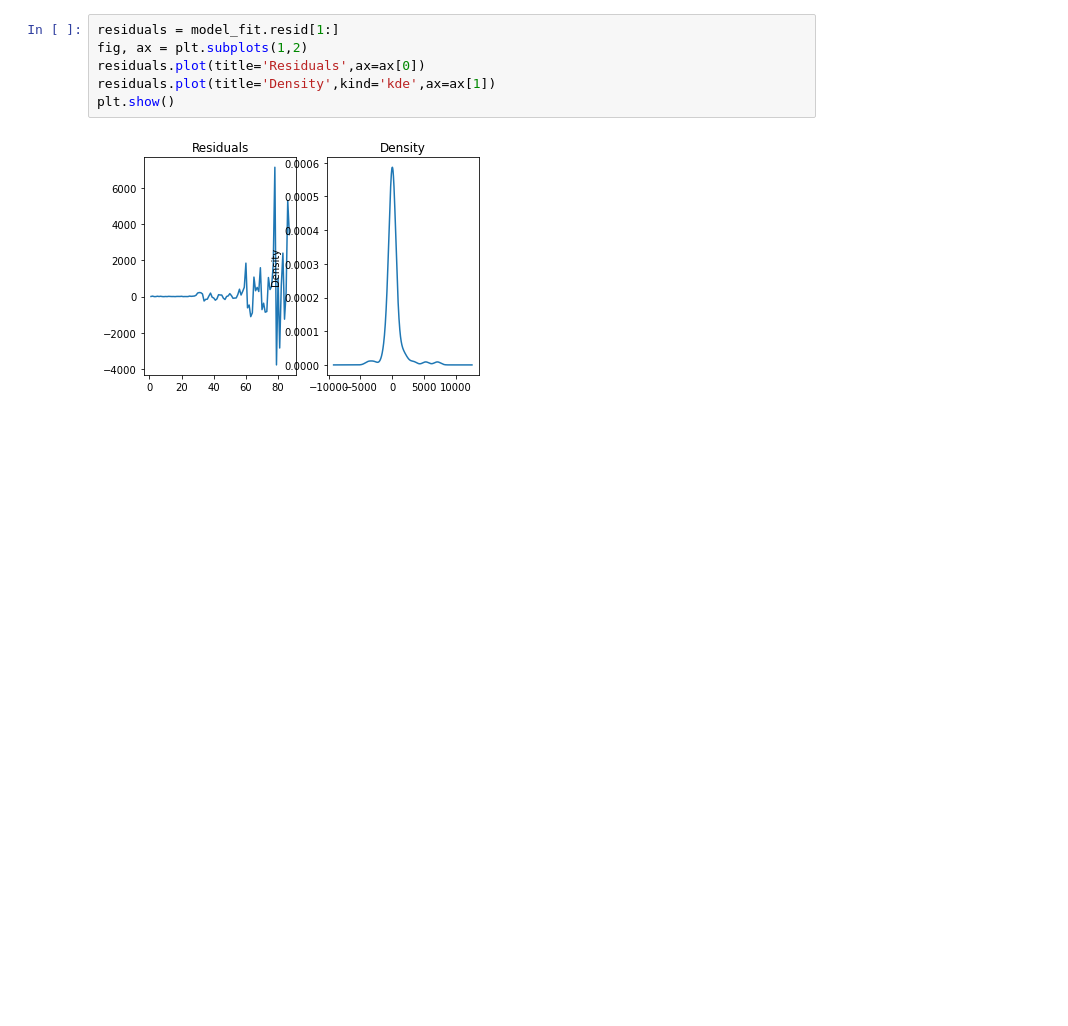
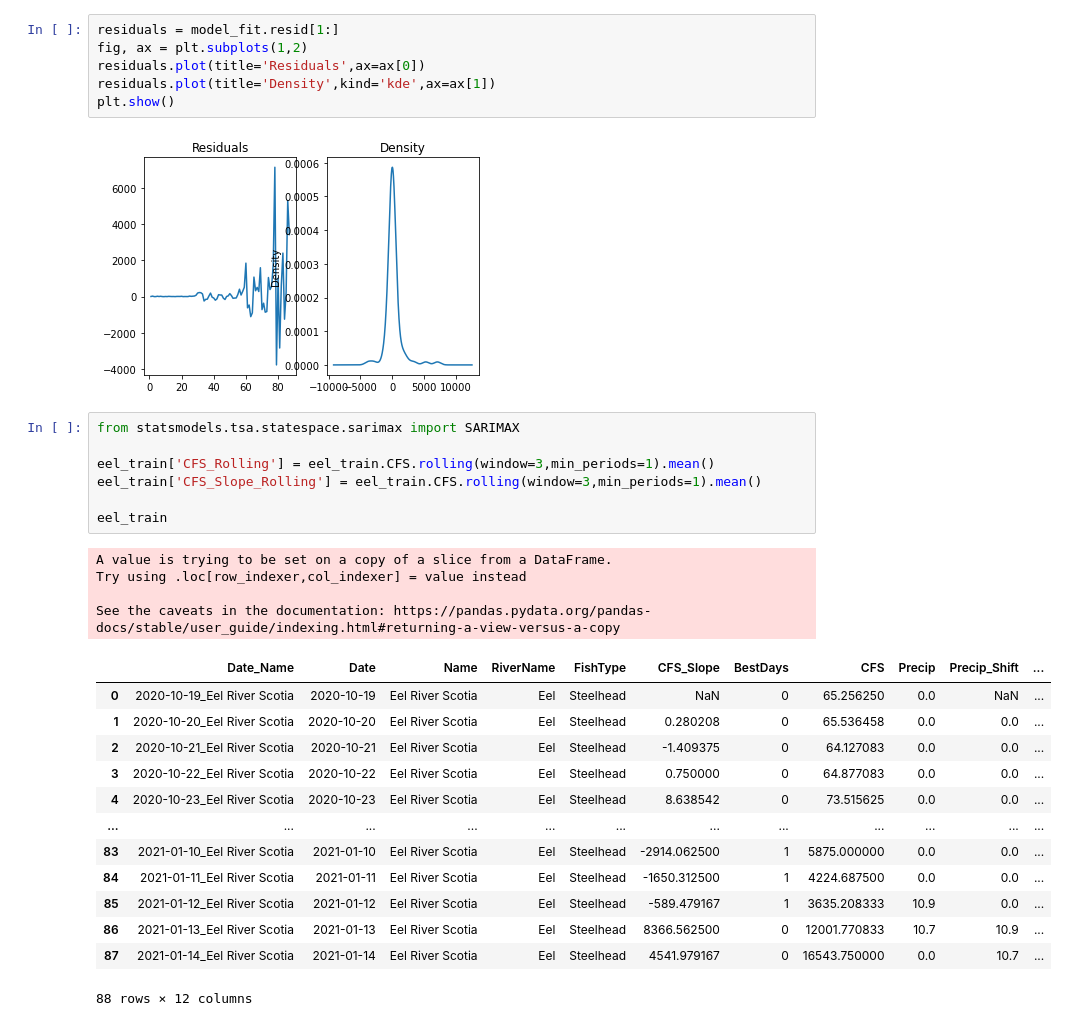
Before and after one commit to Pippeys/River_Data, a Jupyter notebook: Model/Water_DS.ipynb, the cells around one changed output. Cells and saved outputs as stored; diff of their text form; blank space fills up the shorter version.

```diff
--- a/Model/Water_DS.ipynb
+++ b/Model/Water_DS.ipynb
@@ -350,4 +350,29 @@ residuals.plot(title='Density',kind='kde',ax=ax[1])
 plt.show()
 # %% [output]
 [figure]
+# %%
+from statsmodels.tsa.statespace.sarimax import SARIMAX
+
+eel_train['CFS_Rolling'] = eel_train.CFS.rolling(window=3,min_periods=1).mean()
+eel_train['CFS_Slope_Rolling'] = eel_train.CFS.rolling(window=3,min_periods=1).mean()
+
+eel_train
+# %% [output]
+A value is trying to be set on a copy of a slice from a DataFrame.
+Try using .loc[row_indexer,col_indexer] = value instead
+
+See the caveats in the documentation: https://pandas.pydata.org/pandas-docs/stable/user_guide/indexing.html#returning-a-view-versus-a-copy
+|  | Date_Name | Date | Name | RiverName | FishType | CFS_Slope | BestDays | CFS | Precip | Precip_Shift | ... |
+| 0 | 2020-10-19_Eel River Scotia | 2020-10-19 | Eel River Scotia | Eel | Steelhead | NaN | 0 | 65.256250 | 0.0 | NaN | ... |
+| 1 | 2020-10-20_Eel River Scotia | 2020-10-20 | Eel River Scotia | Eel | Steelhead | 0.280208 | 0 | 65.536458 | 0.0 | 0.0 | ... |
+| 2 | 2020-10-21_Eel River Scotia | 2020-10-21 | Eel River Scotia | Eel | Steelhead | -1.409375 | 0 | 64.127083 | 0.0 | 0.0 | ... |
+| 3 | 2020-10-22_Eel River Scotia | 2020-10-22 | Eel River Scotia | Eel | Steelhead | 0.750000 | 0 | 64.877083 | 0.0 | 0.0 | ... |
+| 4 | 2020-10-23_Eel River Scotia | 2020-10-23 | Eel River Scotia | Eel | Steelhead | 8.638542 | 0 | 73.515625 | 0.0 | 0.0 | ... |
+| ... | ... | ... | ... | ... | ... | ... | ... | ... | ... | ... | ... |
+| 83 | 2021-01-10_Eel River Scotia | 2021-01-10 | Eel River Scotia | Eel | Steelhead | -2914.062500 | 1 | 5875.000000 | 0.0 | 0.0 | ... |
+| 84 | 2021-01-11_Eel River Scotia | 2021-01-11 | Eel River Scotia | Eel | Steelhead | -1650.312500 | 1 | 4224.687500 | 0.0 | 0.0 | ... |
+| 85 | 2021-01-12_Eel River Scotia | 2021-01-12 | Eel River Scotia | Eel | Steelhead | -589.479167 | 1 | 3635.208333 | 10.9 | 0.0 | ... |
+| 86 | 2021-01-13_Eel River Scotia | 2021-01-13 | Eel River Scotia | Eel | Steelhead | 8366.562500 | 0 | 12001.770833 | 10.7 | 10.9 | ... |
+| 87 | 2021-01-14_Eel River Scotia | 2021-01-14 | Eel River Scotia | Eel | Steelhead | 4541.979167 | 0 | 16543.750000 | 0.0 | 10.7 | ... |
+88 rows × 12 columns
 # %%
```
Also changed, not shown: parts of 6 cells of this notebook.
